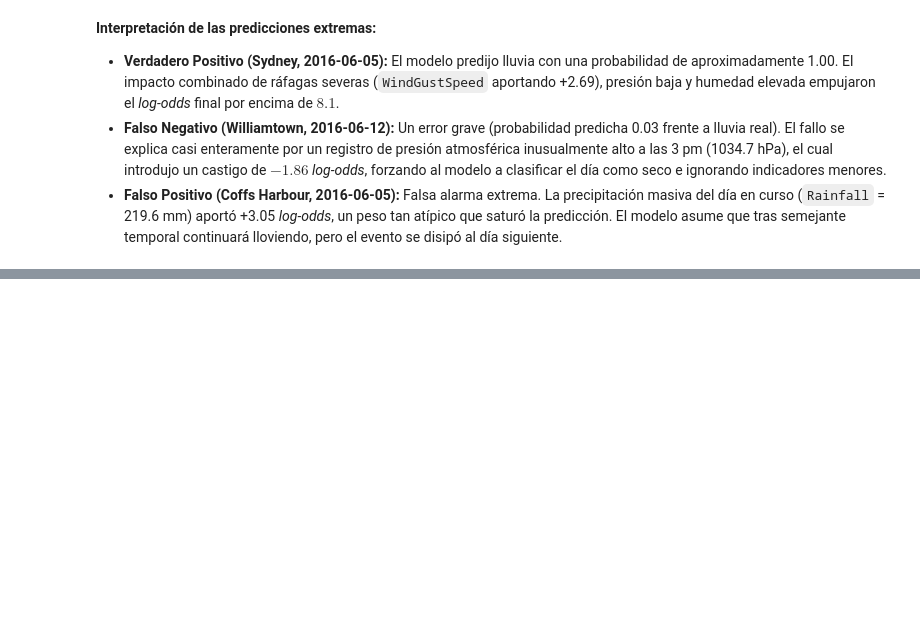
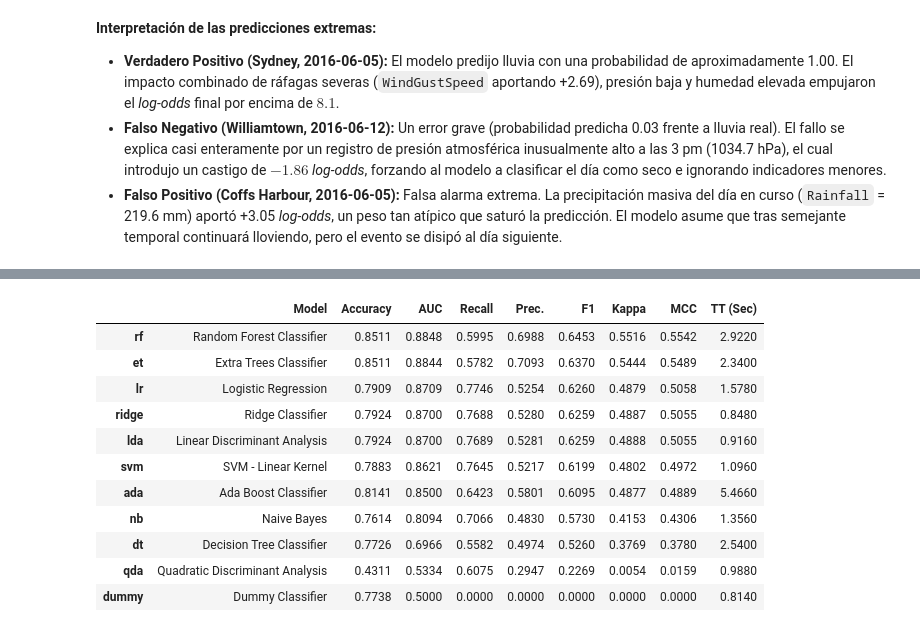
Before and after one commit to Guillerminav/TP_AA1_Arias_Bousono_Casariego, a Jupyter notebook: TP_2/TP-clasificacion-AA1.ipynb, the cells around one changed output, grey strips where cells are left out. Cells and saved outputs as stored; diff of their text form; code cells hidden in the pictures; blank space fills up the shorter version.

Commit message:
punto 6 con pycaret

```diff
--- a/TP_2/TP-clasificacion-AA1.ipynb
+++ b/TP_2/TP-clasificacion-AA1.ipynb
@@ -1177,0 +1214,4 @@ for nombre, i in casos.items():
+# %%
+mejores = compare_models(sort='F1', n_select=3, exclude=['knn', 'gbc'])
+comparacion_pycaret = pull()
+# %% [output]
@@ -1177,0 +1219,12 @@ for nombre, i in casos.items():
+|  | Model | Accuracy | AUC | Recall | Prec. | F1 | Kappa | MCC | TT (Sec) |
+| rf | Random Forest Classifier | 0.8511 | 0.8848 | 0.5995 | 0.6988 | 0.6453 | 0.5516 | 0.5542 | 2.9220 |
+| et | Extra Trees Classifier | 0.8511 | 0.8844 | 0.5782 | 0.7093 | 0.6370 | 0.5444 | 0.5489 | 2.3400 |
+| lr | Logistic Regression | 0.7909 | 0.8709 | 0.7746 | 0.5254 | 0.6260 | 0.4879 | 0.5058 | 1.5780 |
+| ridge | Ridge Classifier | 0.7924 | 0.8700 | 0.7688 | 0.5280 | 0.6259 | 0.4887 | 0.5055 | 0.8480 |
+| lda | Linear Discriminant Analysis | 0.7924 | 0.8700 | 0.7689 | 0.5281 | 0.6259 | 0.4888 | 0.5055 | 0.9160 |
+| svm | SVM - Linear Kernel | 0.7883 | 0.8621 | 0.7645 | 0.5217 | 0.6199 | 0.4802 | 0.4972 | 1.0960 |
+| ada | Ada Boost Classifier | 0.8141 | 0.8500 | 0.6423 | 0.5801 | 0.6095 | 0.4877 | 0.4889 | 5.4660 |
+| nb | Naive Bayes | 0.7614 | 0.8094 | 0.7066 | 0.4830 | 0.5730 | 0.4153 | 0.4306 | 1.3560 |
+| dt | Decision Tree Classifier | 0.7726 | 0.6966 | 0.5582 | 0.4974 | 0.5260 | 0.3769 | 0.3780 | 2.5400 |
+| qda | Quadratic Discriminant Analysis | 0.4311 | 0.5334 | 0.6075 | 0.2947 | 0.2269 | 0.0054 | 0.0159 | 0.9880 |
+| dummy | Dummy Classifier | 0.7738 | 0.5000 | 0.0000 | 0.0000 | 0.0000 | 0.0000 | 0.0000 | 0.8140 |
```
Also changed, not shown: parts of 29 cells of this notebook, 3 other files.
